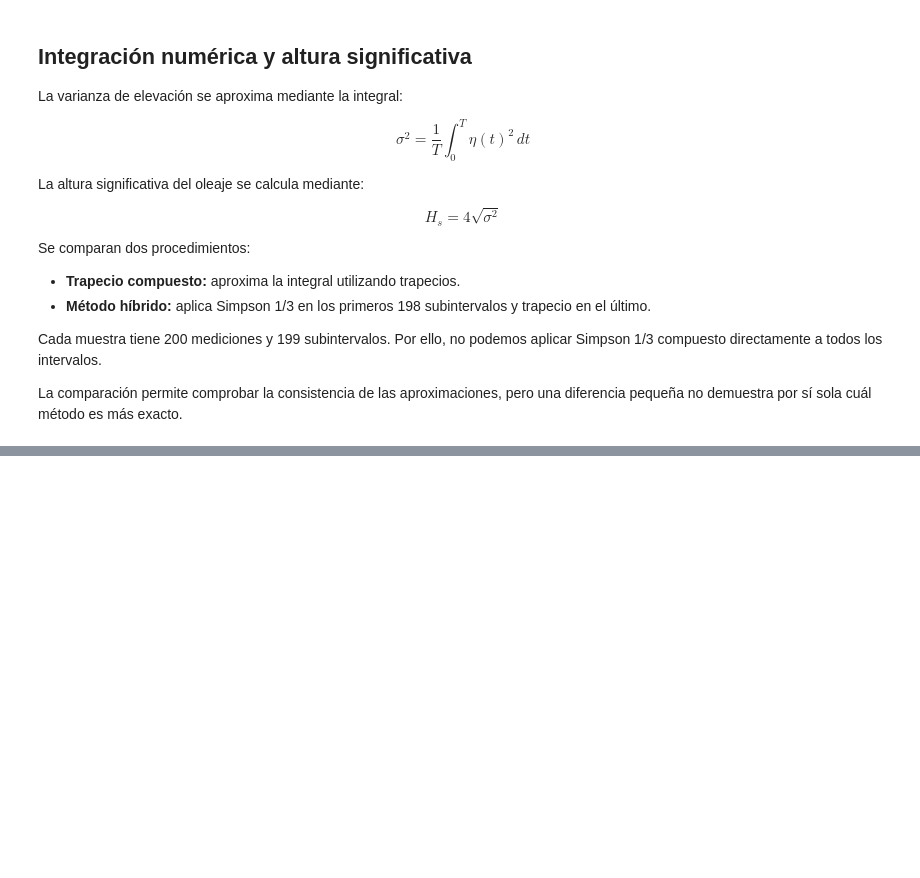
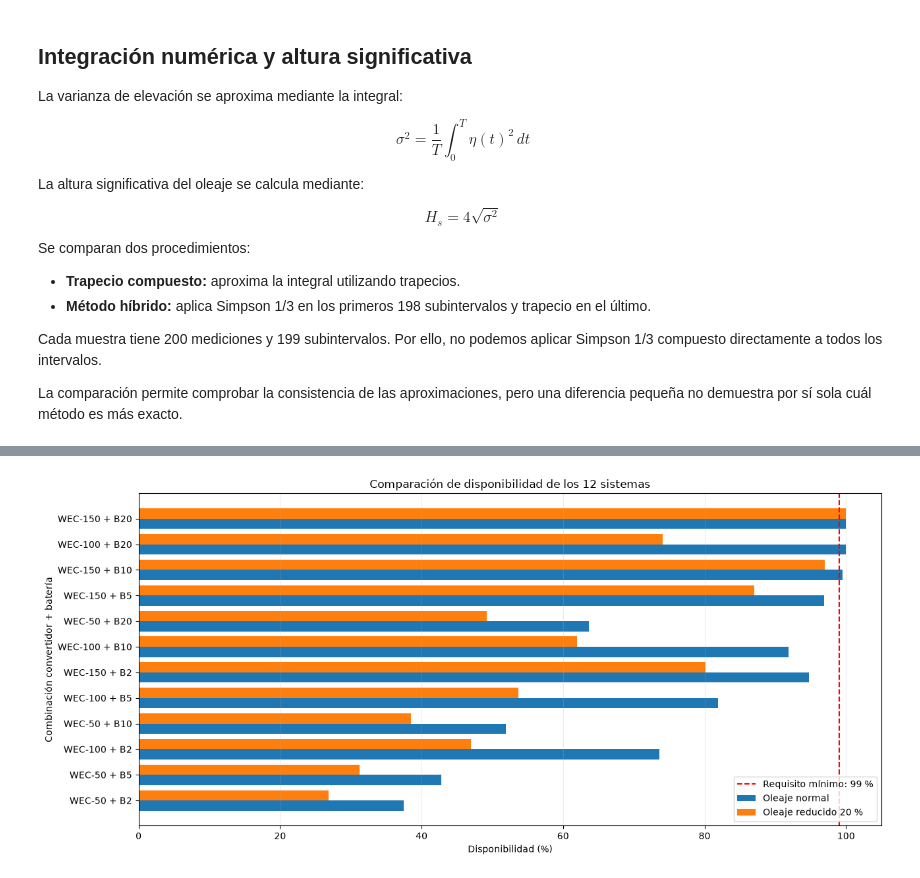
Before and after one commit to Franciscocamposk/PROYECTOS_CALCULO_DIFERENCIAL_E_INTEGRAL, a Jupyter notebook: PROYECTO_2/HERNANDEZ TORRENTES JOSEPH STEVEN/notebooks/analisis_energia_oleaje.ipynb, the cells around one changed output, grey strips where cells are left out. Cells and saved outputs as stored; diff of their text form; code cells hidden in the pictures; blank space fills up the shorter version.

```diff
--- a/PROYECTO_2/HERNANDEZ TORRENTES JOSEPH STEVEN/notebooks/analisis_energia_oleaje.ipynb
+++ b/PROYECTO_2/HERNANDEZ TORRENTES JOSEPH STEVEN/notebooks/analisis_energia_oleaje.ipynb
@@ -133,0 +255,58 @@ La comparación permite comprobar la consistencia de las aproximaciones, pero un
+# %%
+
+"""Compara la disponibilidad de las 12 combinaciones."""
+
+import matplotlib.pyplot as plt
+
+# Preparar etiquetas y ordenar los sistemas por costo.
+datos_grafico = comparacion_sistemas.sort_values(
+    "costo_total_colones"
+).copy()
+
+etiquetas = (
+    datos_grafico["convertidor"]
+    + " + "
+    + datos_grafico["bateria"]
+)
+
+posiciones = range(len(datos_grafico))
+
+fig, ax = plt.subplots(figsize=(13, 6))
+
+ax.barh(
+    [p - 0.2 for p in posiciones],
+    datos_grafico["disponibilidad_base_pct"],
+    height=0.4,
+    label="Oleaje normal",
+)
+
+ax.barh(
+    [p + 0.2 for p in posiciones],
+    datos_grafico["disponibilidad_reducido_pct"],
+    height=0.4,
+    label="Oleaje reducido 20 %",
+)
+
+# Línea de disponibilidad mínima requerida.
+ax.axvline(
+    99,
+    color="red",
+    linestyle="--",
+    label="Requisito mínimo: 99 %",
+)
+
+ax.set_yticks(list(posiciones))
+ax.set_yticklabels(etiquetas)
+
+ax.set_xlabel("Disponibilidad (%)")
+ax.set_ylabel("Combinación convertidor + batería")
+ax.set_title("Comparación de disponibilidad de los 12 sistemas")
+ax.set_xlim(0, 105)
+
+ax.legend()
+ax.grid(axis="x", alpha=0.25)
+
+plt.tight_layout()
+plt.show()
+# %% [output]
+[figure, added]
```
Also changed, not shown: parts of 4 cells of this notebook.
